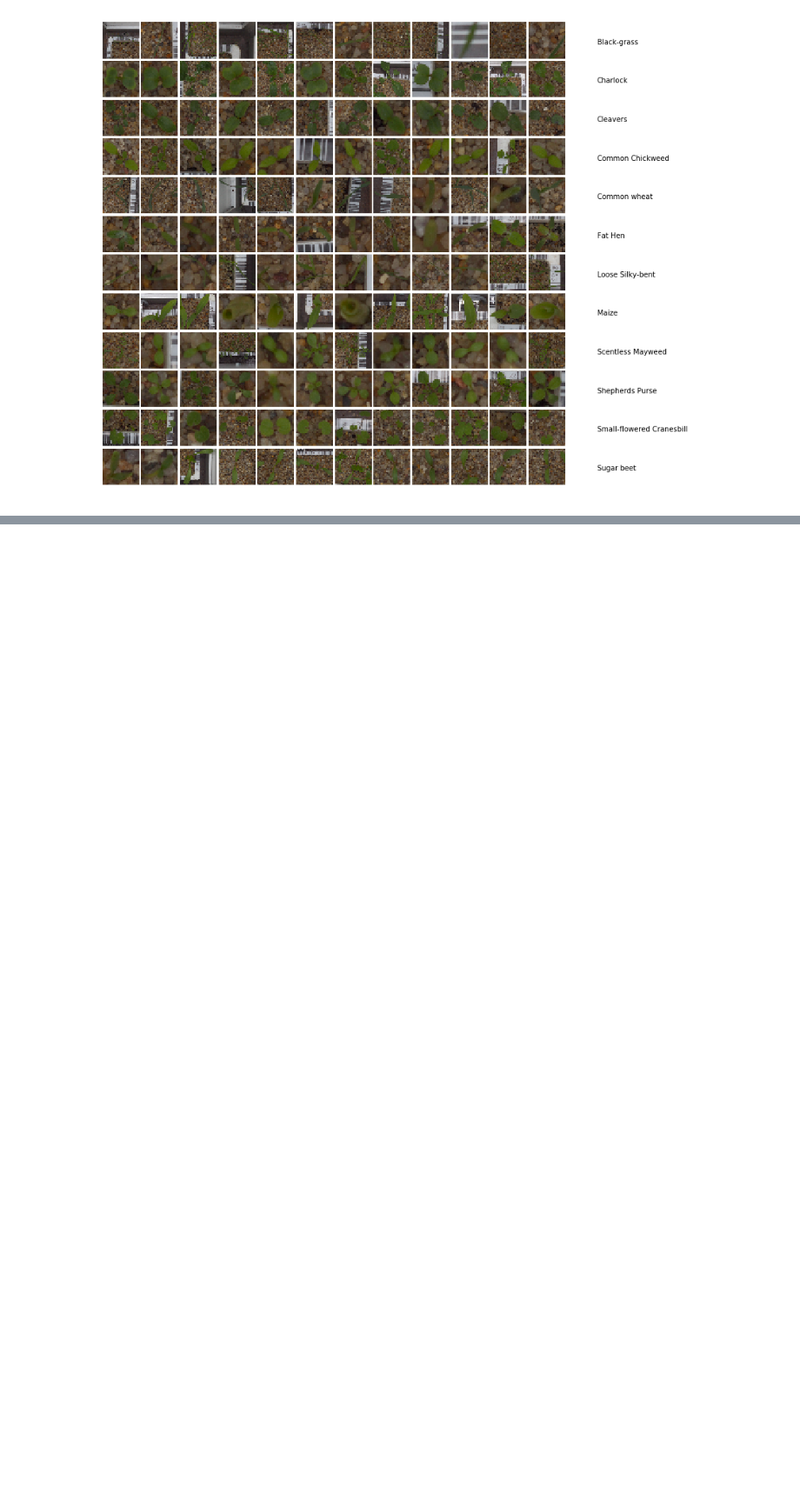
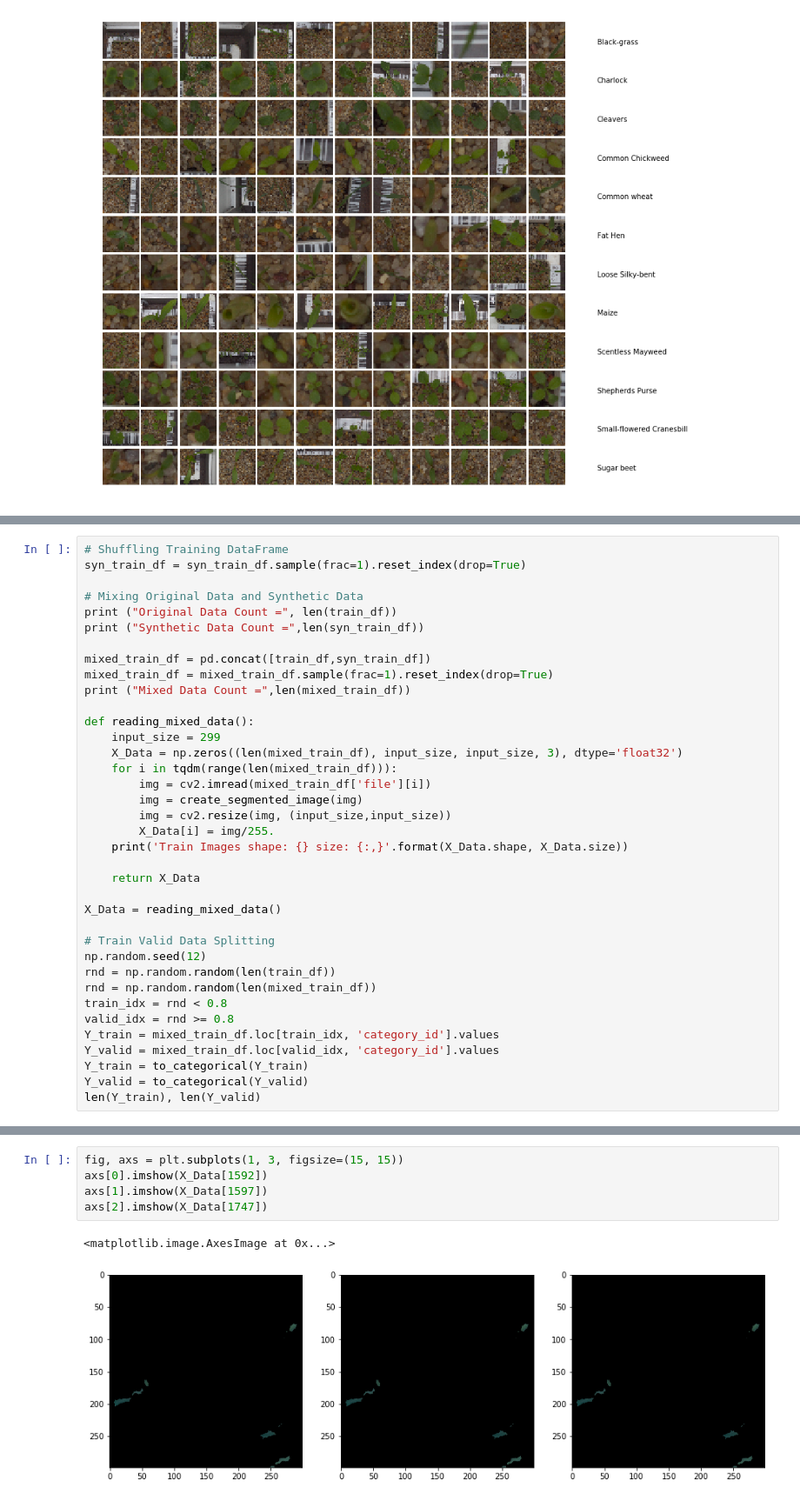
Before and after one commit to rezachu/Kaggle-Plant-Seedling-Classification, a Jupyter notebook: Plant_Classifier_Keras_tuning_InceptionV3.ipynb, the cells around one changed output, grey strips where cells are left out. Shown at 87% size. Saved outputs shown, nothing was run; the diff lists cells and outputs as text; blank space fills up the shorter version.

```diff
--- a/Plant_Classifier_Keras_tuning_InceptionV3.ipynb
+++ b/Plant_Classifier_Keras_tuning_InceptionV3.ipynb
@@ -508,0 +219,37 @@ error_analysis.to_csv('error_analysis_inceptionV3_masked_sgd_25e4lr_1e4dc_8e1f_1
+# %%
+# Shuffling Training DataFrame
+syn_train_df = syn_train_df.sample(frac=1).reset_index(drop=True)
+
+# Mixing Original Data and Synthetic Data
+print ("Original Data Count =", len(train_df))
+print ("Synthetic Data Count =",len(syn_train_df))
+
+mixed_train_df = pd.concat([train_df,syn_train_df])
+mixed_train_df = mixed_train_df.sample(frac=1).reset_index(drop=True)
+print ("Mixed Data Count =",len(mixed_train_df))
+
+def reading_mixed_data():
+    input_size = 299
+    X_Data = np.zeros((len(mixed_train_df), input_size, input_size, 3), dtype='float32')
+    for i in tqdm(range(len(mixed_train_df))):
+        img = cv2.imread(mixed_train_df['file'][i])
+        img = create_segmented_image(img)
+        img = cv2.resize(img, (input_size,input_size))
+        X_Data[i] = img/255.
+    print('Train Images shape: {} size: {:,}'.format(X_Data.shape, X_Data.size))
+
+    return X_Data
+
+X_Data = reading_mixed_data()
+
+# Train Valid Data Splitting
+np.random.seed(12)
+rnd = np.random.random(len(train_df))
+rnd = np.random.random(len(mixed_train_df))
+train_idx = rnd < 0.8
+valid_idx = rnd >= 0.8
+Y_train = mixed_train_df.loc[train_idx, 'category_id'].values
+Y_valid = mixed_train_df.loc[valid_idx, 'category_id'].values
+Y_train = to_categorical(Y_train)
+Y_valid = to_categorical(Y_valid)
+len(Y_train), len(Y_valid)
@@ -508,0 +347,8 @@ error_analysis.to_csv('error_analysis_inceptionV3_masked_sgd_25e4lr_1e4dc_8e1f_1
+# %%
+fig, axs = plt.subplots(1, 3, figsize=(15, 15))
+axs[0].imshow(X_Data[1592])
+axs[1].imshow(X_Data[1597])
+axs[2].imshow(X_Data[1747])
+# %% [output]
+<matplotlib.image.AxesImage at 0x...>
+[figure, added]
```
Also changed, not shown: parts of 56 cells of this notebook, 3 other files.
